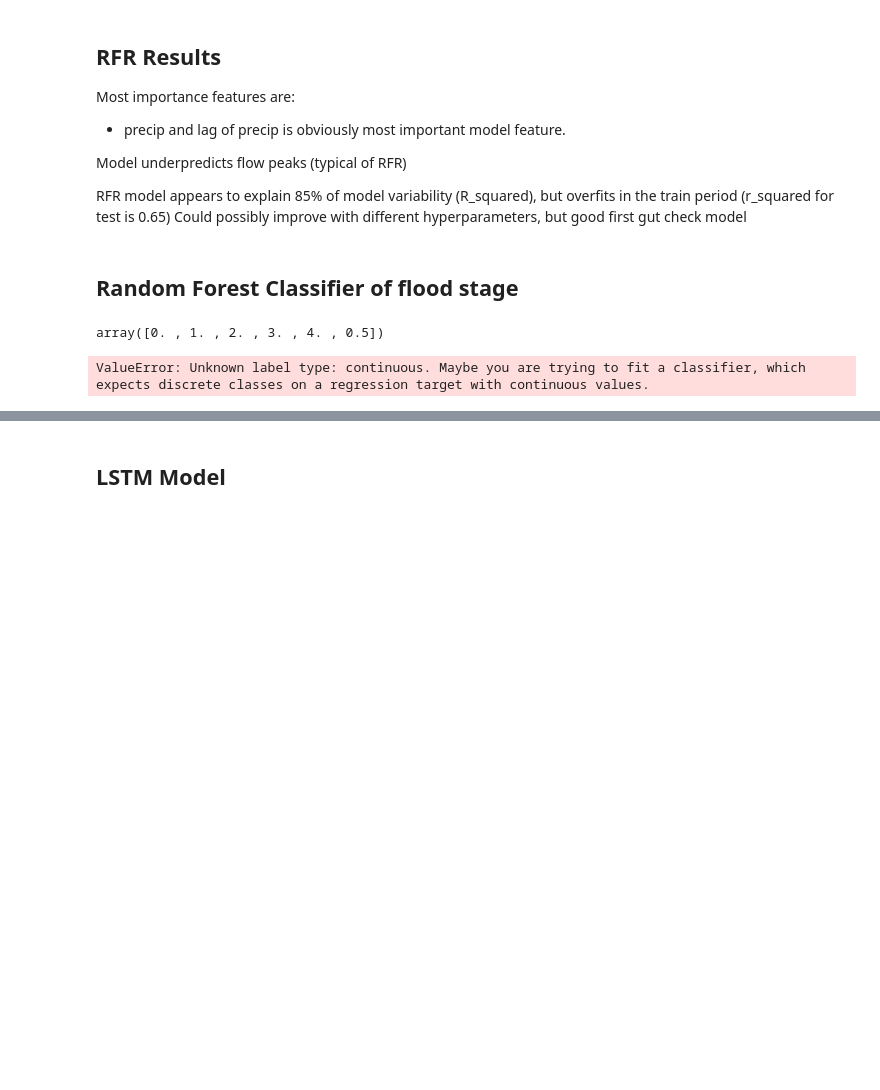
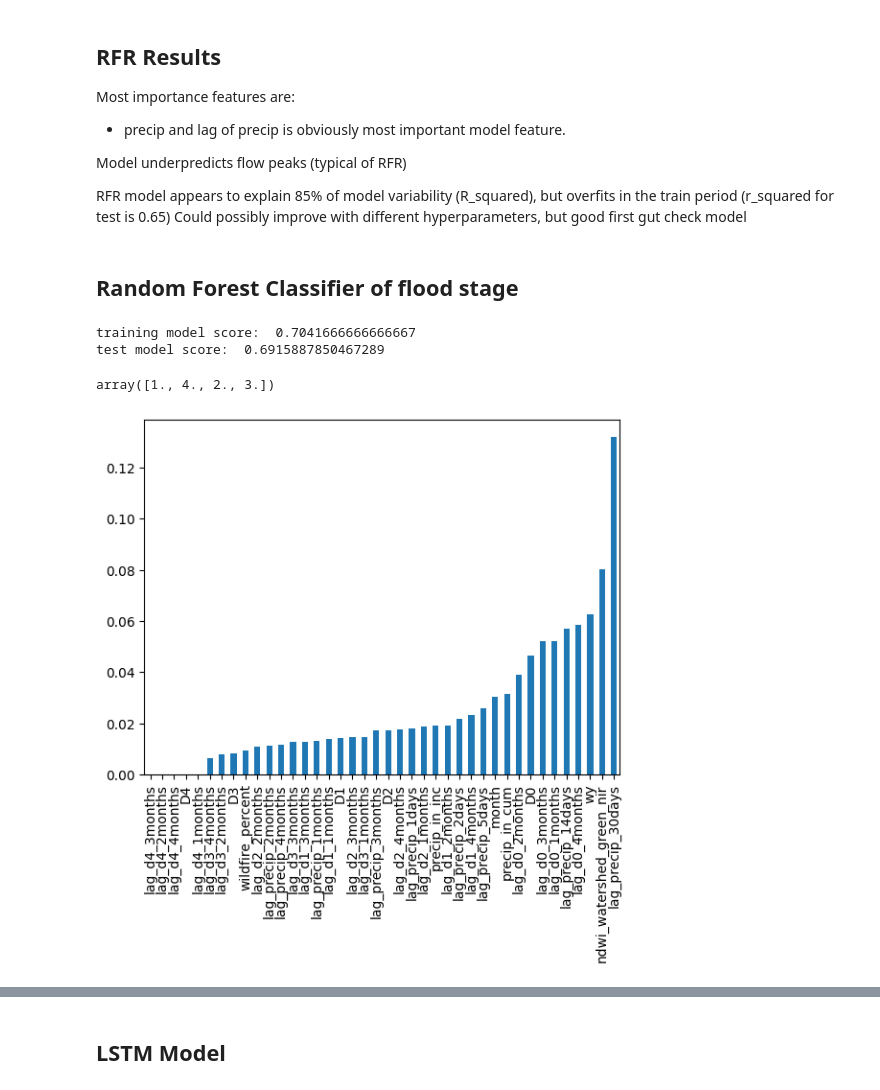
Before and after one commit to kpretz/San-Lorenzo-Flood-Prediction, a Jupyter notebook: 03_model.ipynb, the cells around one changed output, grey strips where cells are left out. Saved outputs shown, nothing was run; the diff lists cells and outputs as text; code cells hidden in the pictures; blank space fills up the shorter version.

```diff
--- a/03_model.ipynb
+++ b/03_model.ipynb
@@ -127,30 +155,33 @@ RFR model appears to explain 85% of model variability (R_squared), but overfits
 Could possibly improve with different hyperparameters, but good first gut check model
 # %% [markdown]
 ## Random Forest Classifier of flood stage
-# %%
-y.unique()
-# %% [output]
-array([0. , 1. , 2. , 3. , 4. , 0.5])
 # %%
-data_rfc = data_rfr.copy()
-
-
-X = data_rfc.drop(['stage_ft_BT', 'stage_ft_SC', 'flood_stage_SC', 'flood_stage_BT', 'q_cfs_peak_SC_int', 'q_cfs_peak_BT_int', 'cy'], axis=1)
+data_rfc = data_rfr.loc[data_rfr['flood_stage_SC'] >= 1, :]
+# data_rfc = data.copy()
+data_rfc.loc[:, ['flood_stage_SC']] = data_rfc[['flood_stage_SC']].astype('int')
+X = data_rfc.drop(['stage_ft_BT', 'stage_ft_SC', 'flood_stage_SC', 'flood_stage_BT', 'q_cfs_peak_SC_int', 'cy', 'q_cfs_peak_BT_int'], axis=1)
 y = data_rfc['flood_stage_SC']
-X_train_SC, X_test_SC, y_train_SC, y_test_SC = train_test_split(X, y, test_size=0.2, random_state=777)
+le = LabelEncoder()
+# y = le.fit_transform(y)
+# y = np.int(np.array(y))
+X_train_SC, X_test_SC, y_train_SC, y_test_SC = train_test_split(X, y, test_size=0.25, random_state=777)
 
 rfc = RandomForestClassifier(max_depth=5, n_estimators=100, random_state=777)
 rfc.fit(X_train_SC, y_train_SC)
 y_pred_SC = rfc.predict(X_test_SC)
 
 print('training model score: ', rfc.score(X_train_SC, y_train_SC))
 print('test model score: ', rfc.score(X_test_SC, y_test_SC))
 
 #next, we'll take a look at feature importance
 importances = rfc.feature_importances_
 forest_importances = pd.Series(importances, index=X_train_SC.columns)
 
 fig, ax = plt.subplots()
 forest_importances.sort_values().plot.bar(ax=ax)
+y_train_SC.unique()
 # %% [output]
-ValueError: Unknown label type: continuous. Maybe you are trying to fit a classifier, which expects discrete classes on a regression target with continuous values.
+training model score:  0.7041666666666667
+test model score:  0.6915887850467289
+array([1., 4., 2., 3.])
+[figure, added]
```
Also changed, not shown: parts of 19 cells of this notebook.
